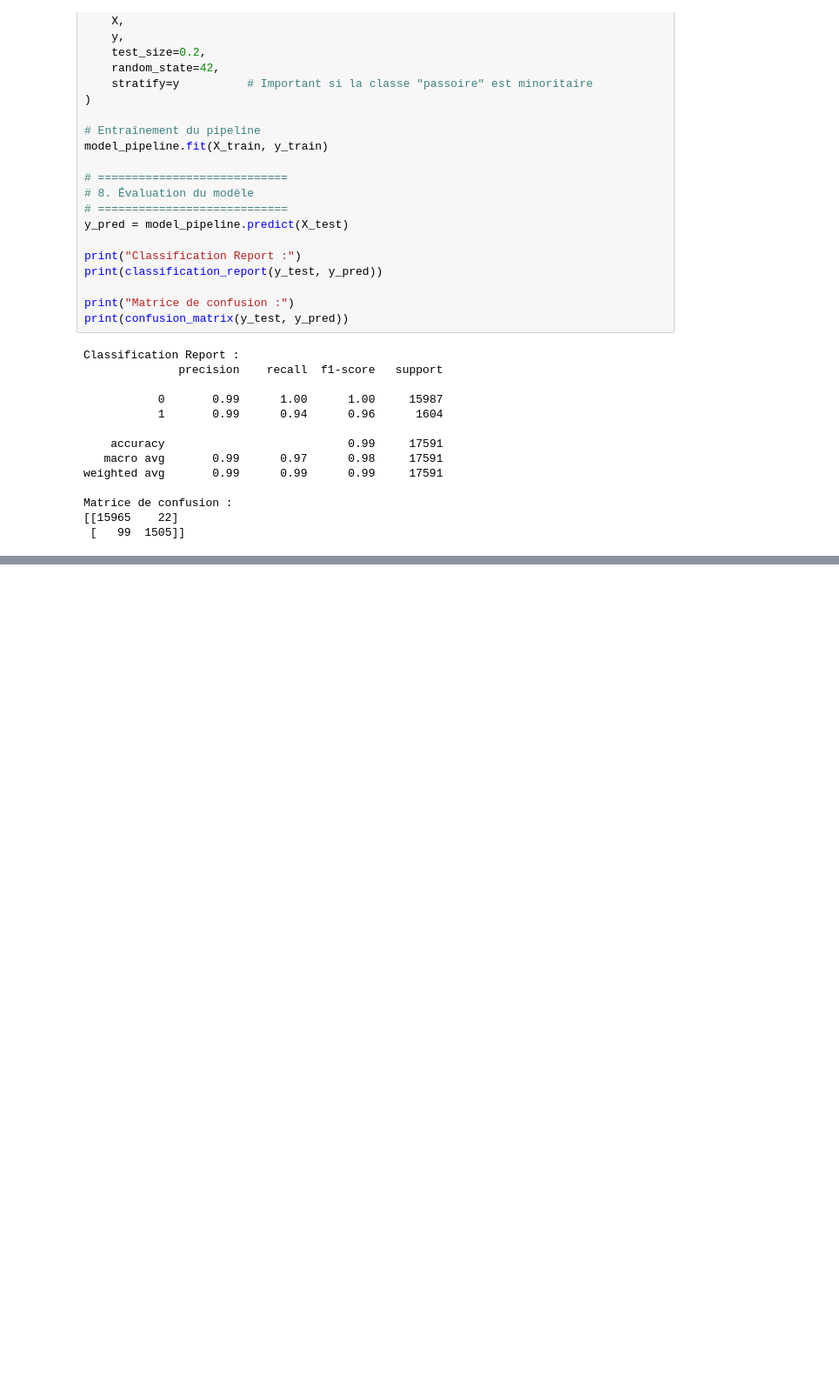
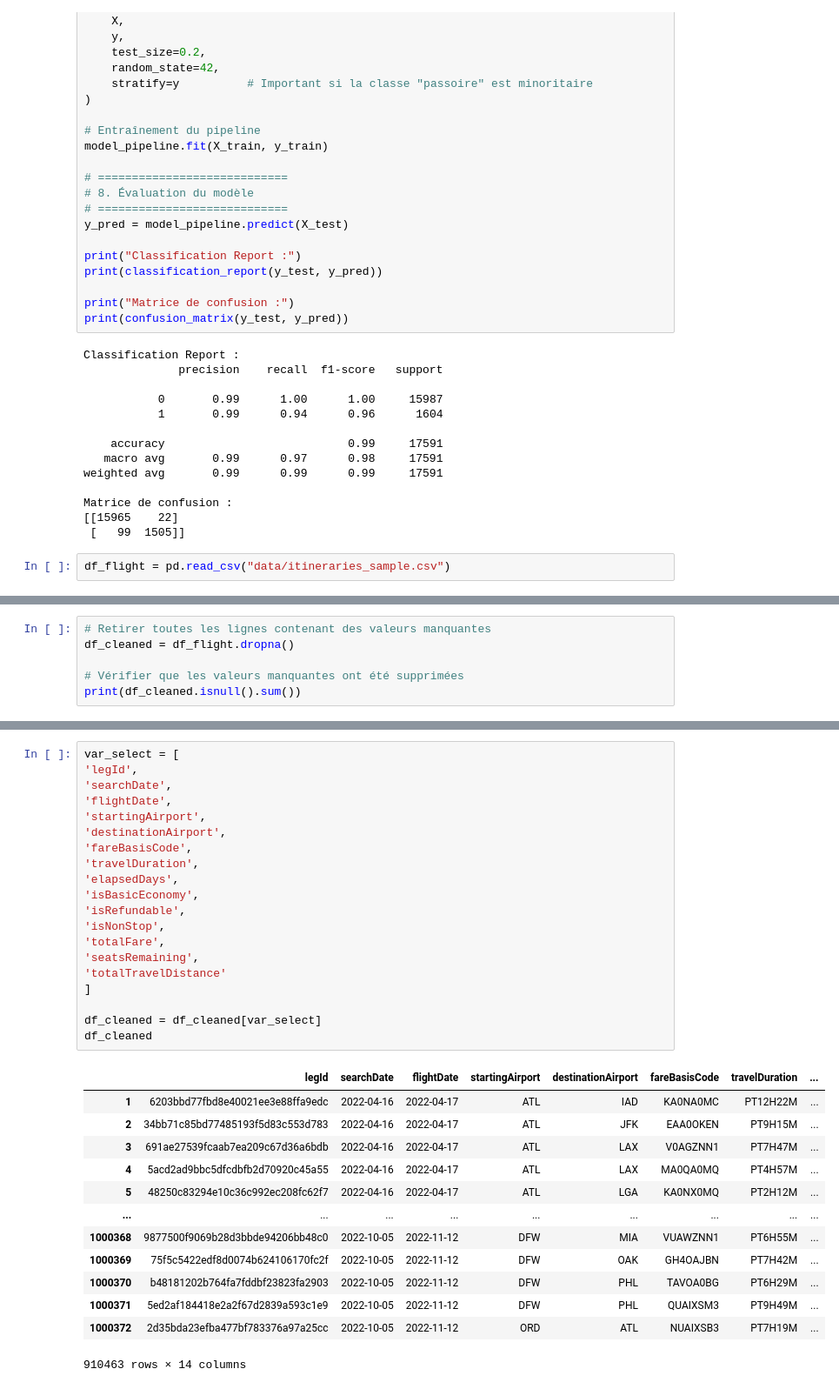
Before and after one commit to Thoprr/MLwithMargaux, a Jupyter notebook: notebook.ipynb, the cells around one changed output, grey strips where cells are left out. Shown: that part at 87% size. Saved outputs shown, nothing was run; the diff lists cells and outputs as text; blank space fills up the shorter version.

```diff
--- a/notebook.ipynb
+++ b/notebook.ipynb
@@ -668,3 +752,5 @@ weighted avg       0.99      0.99      0.99     17591
 Matrice de confusion :
 [[15965    22]
  [   99  1505]]
+# %%
+df_flight = pd.read_csv("data/itineraries_sample.csv")
@@ -670,0 +798,6 @@ Matrice de confusion :
+# %%
+# Retirer toutes les lignes contenant des valeurs manquantes
+df_cleaned = df_flight.dropna()
+
+# Vérifier que les valeurs manquantes ont été supprimées
+print(df_cleaned.isnull().sum())
@@ -670,0 +822,34 @@ Matrice de confusion :
+# %%
+var_select = [
+'legId',
+'searchDate',
+'flightDate',
+'startingAirport',
+'destinationAirport',
+'fareBasisCode',
+'travelDuration',
+'elapsedDays',
+'isBasicEconomy',
+'isRefundable',
+'isNonStop',
+'totalFare',
+'seatsRemaining',
+'totalTravelDistance'
+]
+
+df_cleaned = df_cleaned[var_select]
+df_cleaned
+# %% [output]
+|  | legId | searchDate | flightDate | startingAirport | destinationAirport | fareBasisCode | travelDuration | ... |
+| 1 | 6203bbd77fbd8e40021ee3e88ffa9edc | 2022-04-16 | 2022-04-17 | ATL | IAD | KA0NA0MC | PT12H22M | ... |
+| 2 | 34bb71c85bd77485193f5d83c553d783 | 2022-04-16 | 2022-04-17 | ATL | JFK | EAA0OKEN | PT9H15M | ... |
+| 3 | 691ae27539fcaab7ea209c67d36a6bdb | 2022-04-16 | 2022-04-17 | ATL | LAX | V0AGZNN1 | PT7H47M | ... |
+| 4 | 5acd2ad9bbc5dfcdbfb2d70920c45a55 | 2022-04-16 | 2022-04-17 | ATL | LAX | MA0QA0MQ | PT4H57M | ... |
+| 5 | 48250c83294e10c36c992ec208fc62f7 | 2022-04-16 | 2022-04-17 | ATL | LGA | KA0NX0MQ | PT2H12M | ... |
+| ... | ... | ... | ... | ... | ... | ... | ... | ... |
+| 1000368 | 9877500f9069b28d3bbde94206bb48c0 | 2022-10-05 | 2022-11-12 | DFW | MIA | VUAWZNN1 | PT6H55M | ... |
+| 1000369 | 75f5c5422edf8d0074b624106170fc2f | 2022-10-05 | 2022-11-12 | DFW | OAK | GH4OAJBN | PT7H42M | ... |
+| 1000370 | b48181202b764fa7fddbf23823fa2903 | 2022-10-05 | 2022-11-12 | DFW | PHL | TAVOA0BG | PT6H29M | ... |
+| 1000371 | 5ed2af184418e2a2f67d2839a593c1e9 | 2022-10-05 | 2022-11-12 | DFW | PHL | QUAIXSM3 | PT9H49M | ... |
+| 1000372 | 2d35bda23efba477bf783376a97a25cc | 2022-10-05 | 2022-11-12 | ORD | ATL | NUAIXSB3 | PT7H19M | ... |
+910463 rows × 14 columns
```
Also changed, not shown: parts of 12 cells of this notebook.
